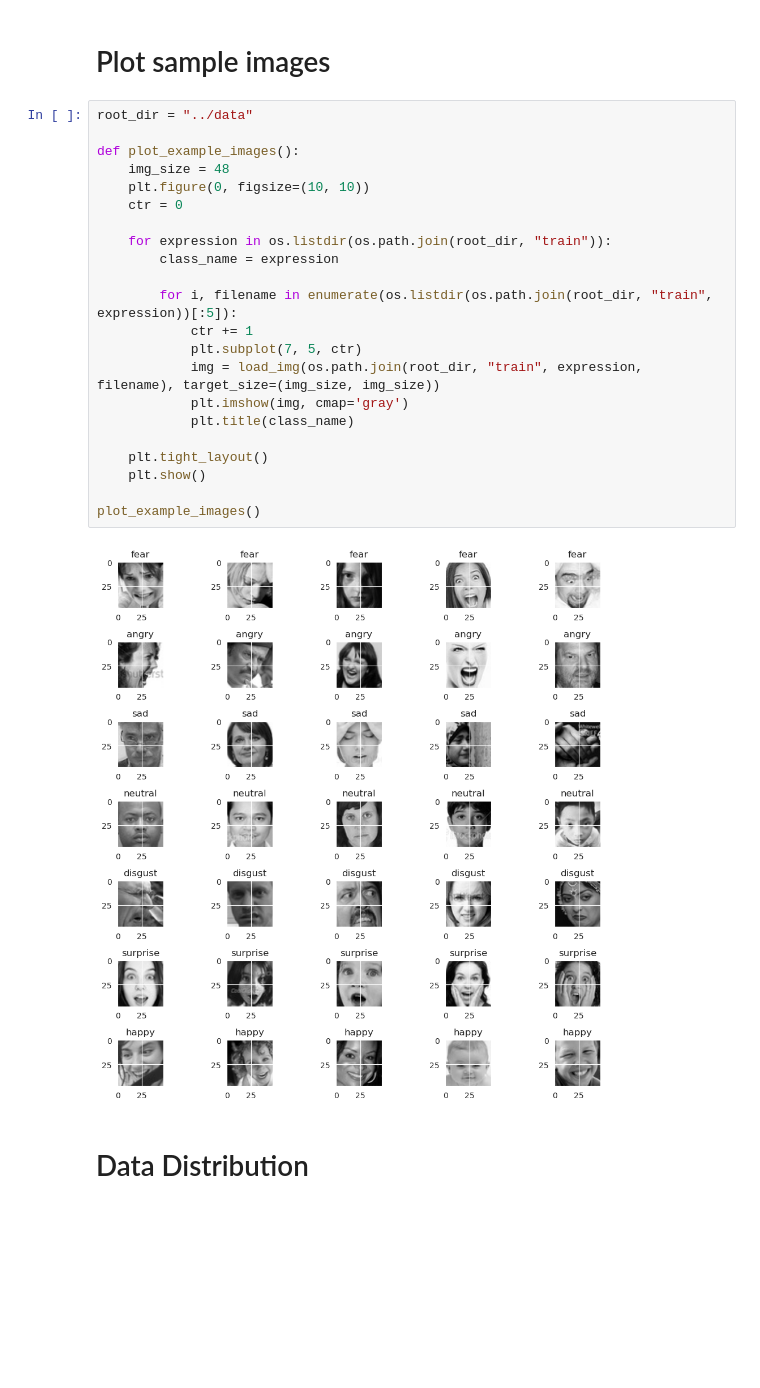
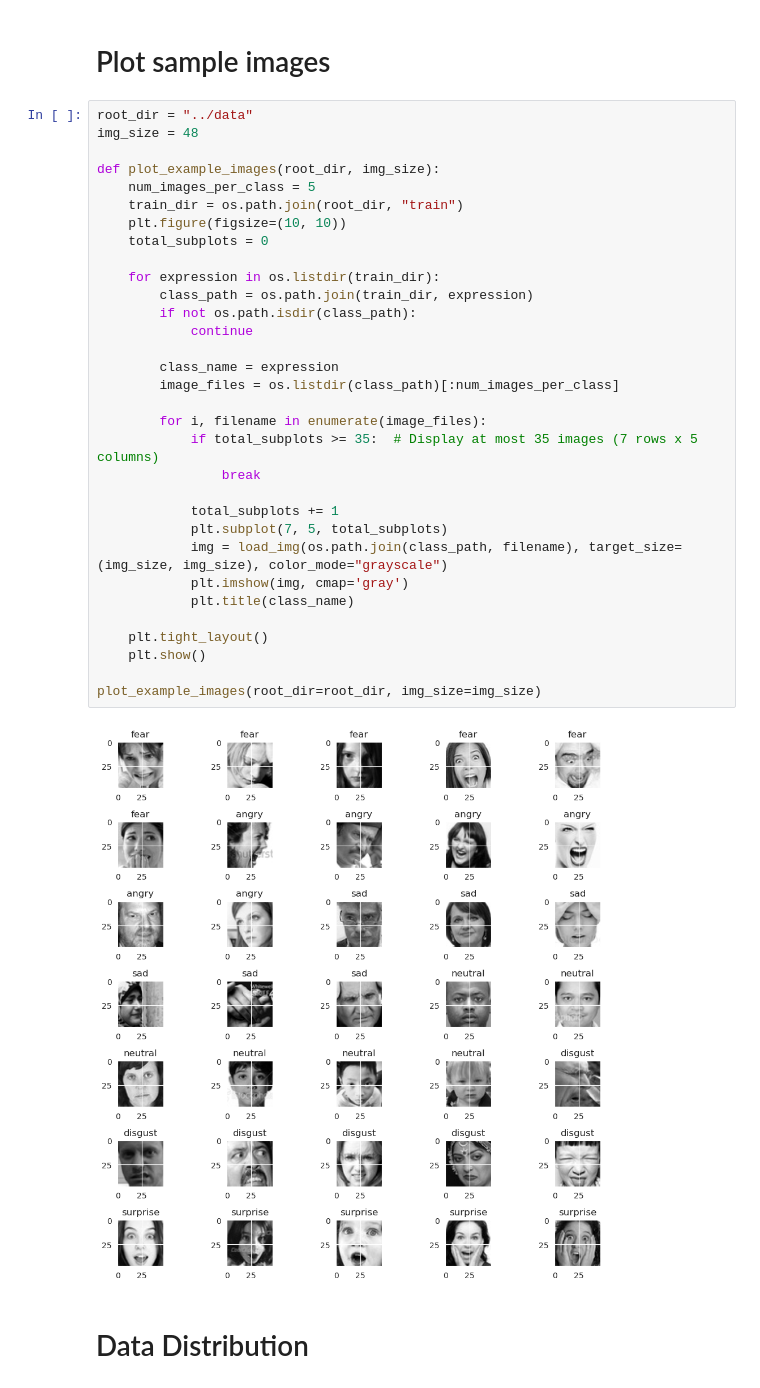
Before and after one commit to TiDev00/Facial_Emotion_Recognition, a Jupyter notebook: notebooks/detector.ipynb, the cells around one changed output. Drawn from its saved outputs; the diff is of its cells as text; blank space fills up the shorter version.

```diff
--- a/notebooks/detector.ipynb
+++ b/notebooks/detector.ipynb
@@ -40,28 +32,38 @@ Tensorflow version: 2.11.0
 # Plot sample images
 # %%
 root_dir = "../data"
+img_size = 48
 
-def plot_example_images():
-    img_size = 48
-    plt.figure(0, figsize=(10, 10))
-    ctr = 0
+def plot_example_images(root_dir, img_size):
+    num_images_per_class = 5
+    train_dir = os.path.join(root_dir, "train")
+    plt.figure(figsize=(10, 10))
+    total_subplots = 0
 
-    for expression in os.listdir(os.path.join(root_dir, "train")):
+    for expression in os.listdir(train_dir):
+        class_path = os.path.join(train_dir, expression)
+        if not os.path.isdir(class_path):
+            continue
+
         class_name = expression
+        image_files = os.listdir(class_path)[:num_images_per_class]
 
-        for i, filename in enumerate(os.listdir(os.path.join(root_dir, "train", expression))[:5]):
-            ctr += 1
-            plt.subplot(7, 5, ctr)
-            img = load_img(os.path.join(root_dir, "train", expression, filename), target_size=(img_size, img_size))
+        for i, filename in enumerate(image_files):
+            if total_subplots >= 35:  # Display at most 35 images (7 rows x 5 columns)
+                break
+
+            total_subplots += 1
+            plt.subplot(7, 5, total_subplots)
+            img = load_img(os.path.join(class_path, filename), target_size=(img_size, img_size), color_mode="grayscale")
             plt.imshow(img, cmap='gray')
             plt.title(class_name)
 
     plt.tight_layout()
     plt.show()
 
-plot_example_images()
+plot_example_images(root_dir=root_dir, img_size=img_size)
 # %% [output]
-[figure, old version]
+[figure, new version]
 # %% [markdown]
 # Data Distribution
 # %%
```
Also changed, not shown: parts of 6 cells of this notebook, 1 other file.
